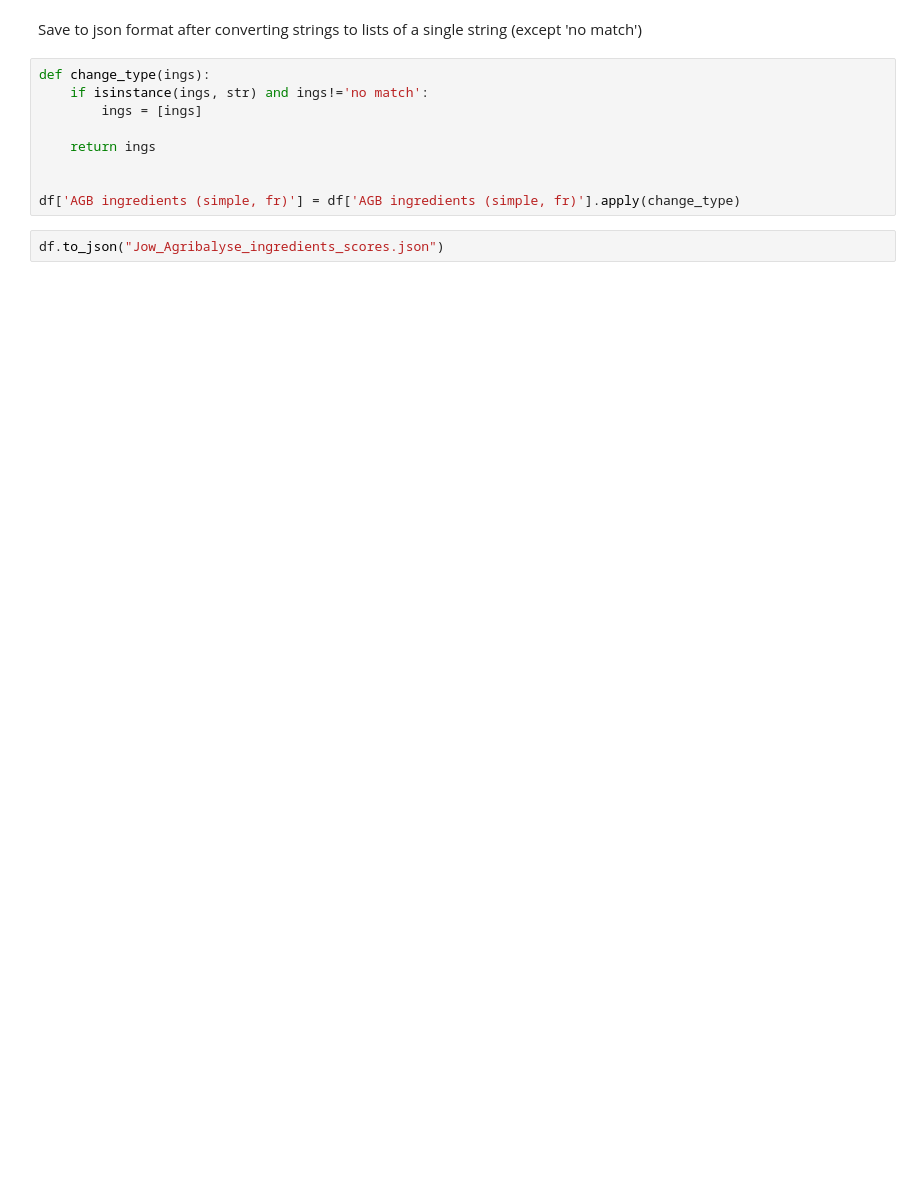
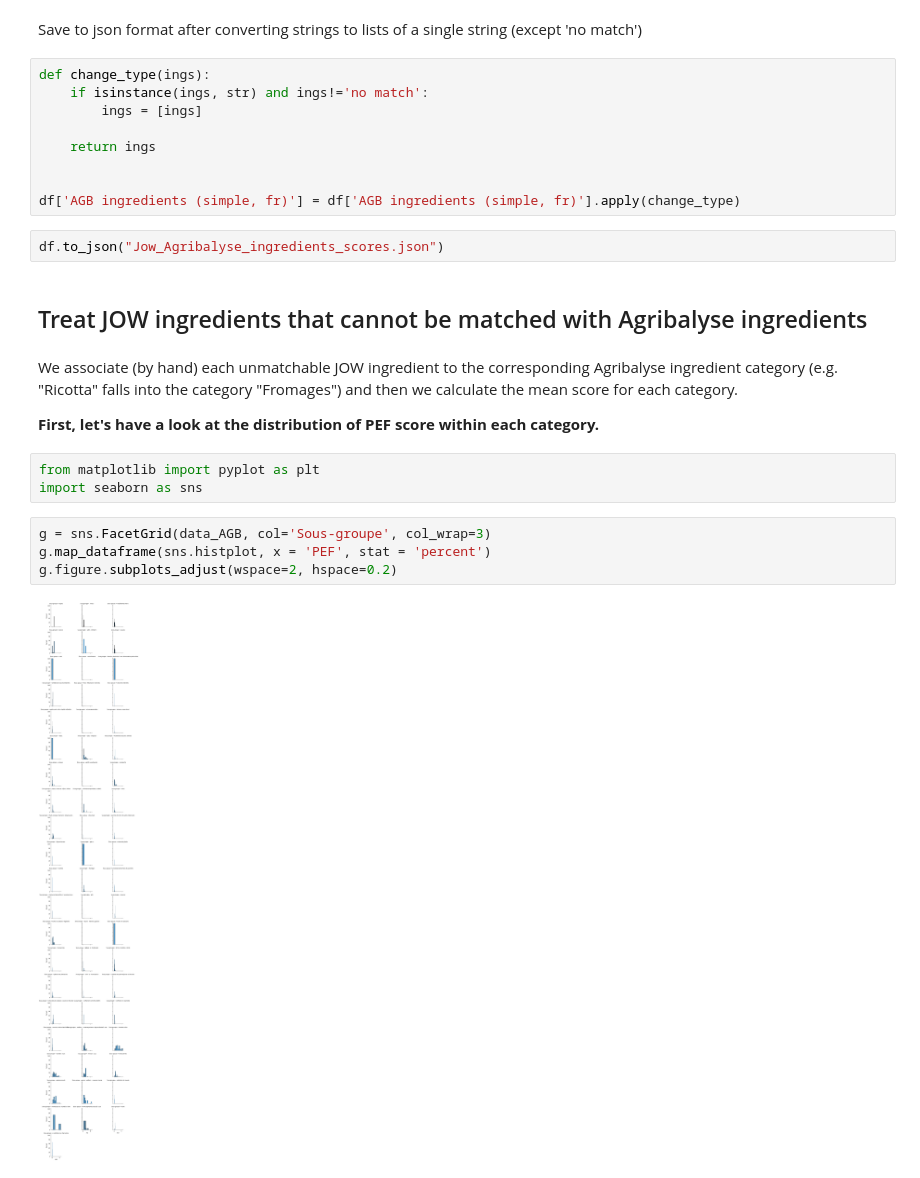
Before and after one commit to eliottcls/carbondiet, a Jupyter notebook: notebooks/drafts/[Genevieve] ingredients_scores__process.ipynb, the cells around one changed output. Cells and saved outputs as stored; diff of their text form; blank space fills up the shorter version.

```diff
--- a/notebooks/drafts/[Genevieve] ingredients_scores__process.ipynb
+++ b/notebooks/drafts/[Genevieve] ingredients_scores__process.ipynb
@@ -826,3 +851,18 @@ def change_type(ings):
 df['AGB ingredients (simple, fr)'] = df['AGB ingredients (simple, fr)'].apply(change_type)
 # %%
 df.to_json("Jow_Agribalyse_ingredients_scores.json")
+# %% [markdown]
+## Treat JOW ingredients that cannot be matched with Agribalyse ingredients
+# %% [markdown]
+We associate (by hand) each unmatchable JOW ingredient to the corresponding Agribalyse ingredient category (e.g. "Ricotta" falls into the category "Fromages") and then we calculate the mean score for each category.
+
+**First, let's have a look at the distribution of PEF score within each category.**
+# %%
+from matplotlib import pyplot as plt
+import seaborn as sns
+# %%
+g = sns.FacetGrid(data_AGB, col='Sous-groupe', col_wrap=3)
+g.map_dataframe(sns.histplot, x = 'PEF', stat = 'percent')
+g.figure.subplots_adjust(wspace=2, hspace=0.2)
+# %% [output]
+[figure, added]
```
Also changed, not shown: parts of 24 cells of this notebook, 2 other files.
